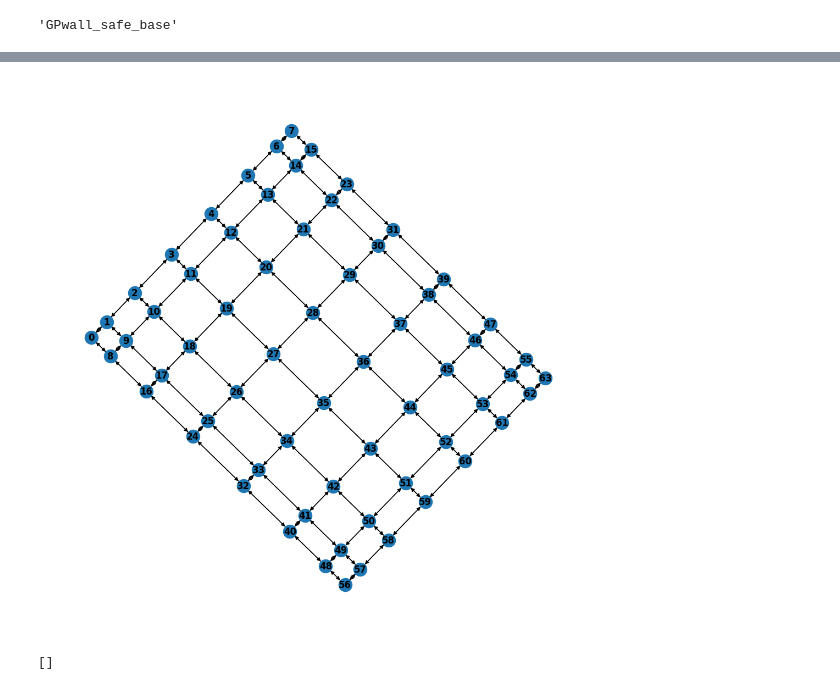
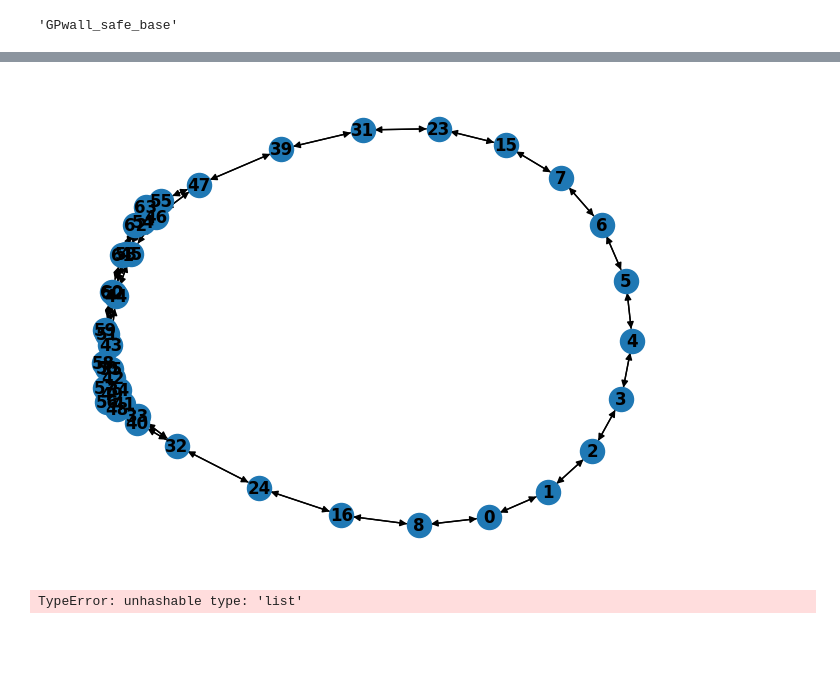
Before and after one commit to mahaitongdae/SafeMaC, a Jupyter notebook: adding_safety.ipynb, the cells around one changed output, grey strips where cells are left out. Drawn from its saved outputs; the diff is of its cells as text; code cells hidden in the pictures; blank space fills up the shorter version.

```diff
--- a/adding_safety.ipynb
+++ b/adding_safety.ipynb
@@ -183,12 +183,13 @@ Nodes in optimistic graph: 64
 Nodes in pesimistic graph: 1
 Nodes in optimistic graph: 64
 # %%
-plt.figure(figsize=(10, 10))
-nx.draw_spectral(player.action_graph.subgraph(player.all_safe_nodes), with_labels=True, font_weight='bold')
+# plt.figure(figsize=(10, 10))
+nx.draw_spectral(player.action_graph.subgraph(safe_nodes_idx), with_labels=True, font_weight='bold')
 plt.show()
 # %% [output]
-[figure, old version]
+[figure, new version]
-# %%
-player.
-# %% [output]
-[]
+# %%
+init_safe_bound = 0.4
+player.all_safe_nodes[[0,1]]
+# %% [output]
+TypeError: unhashable type: 'list'
```
Also changed, not shown: parts of 3 cells of this notebook, 1 other file.
